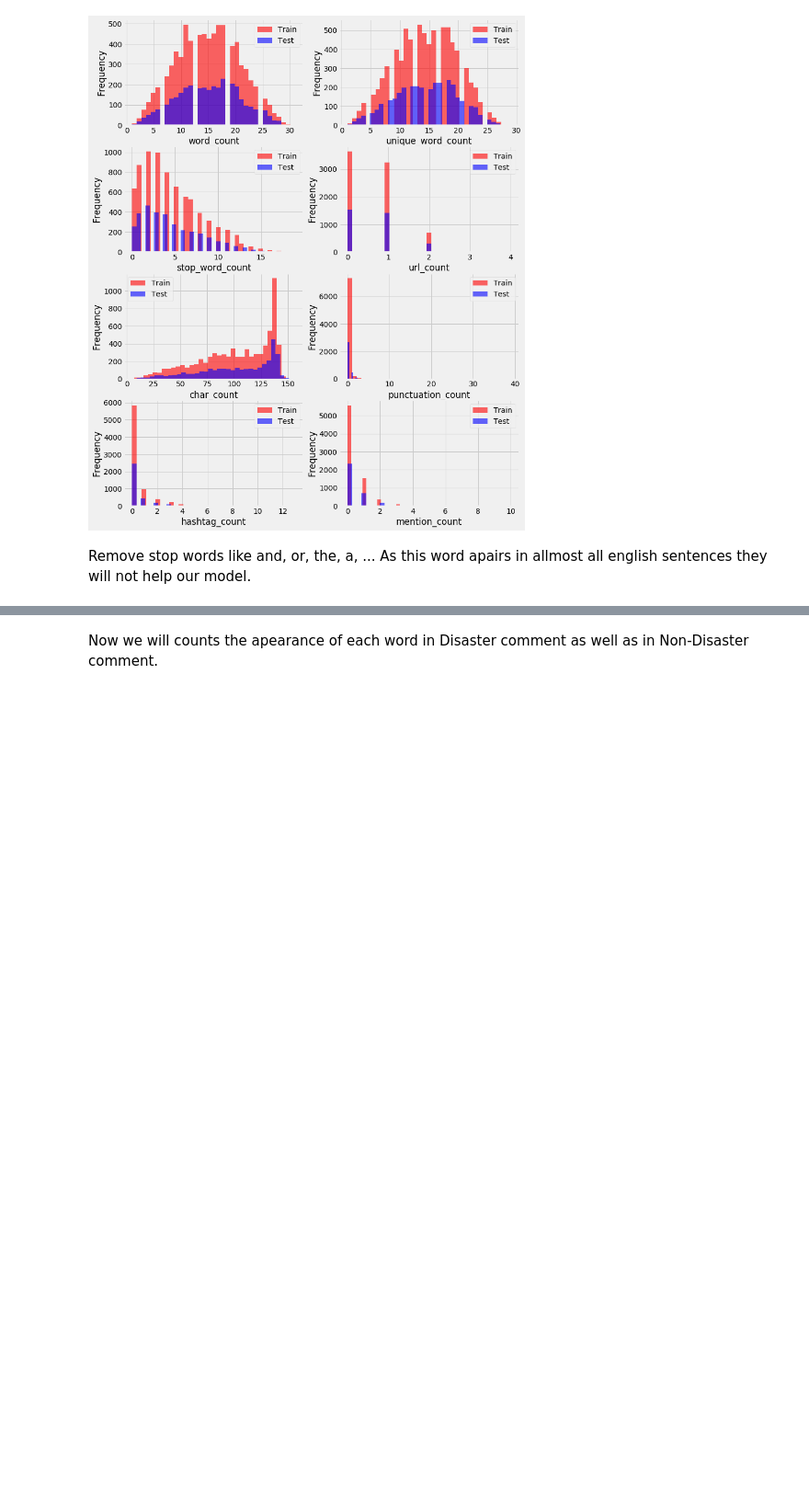
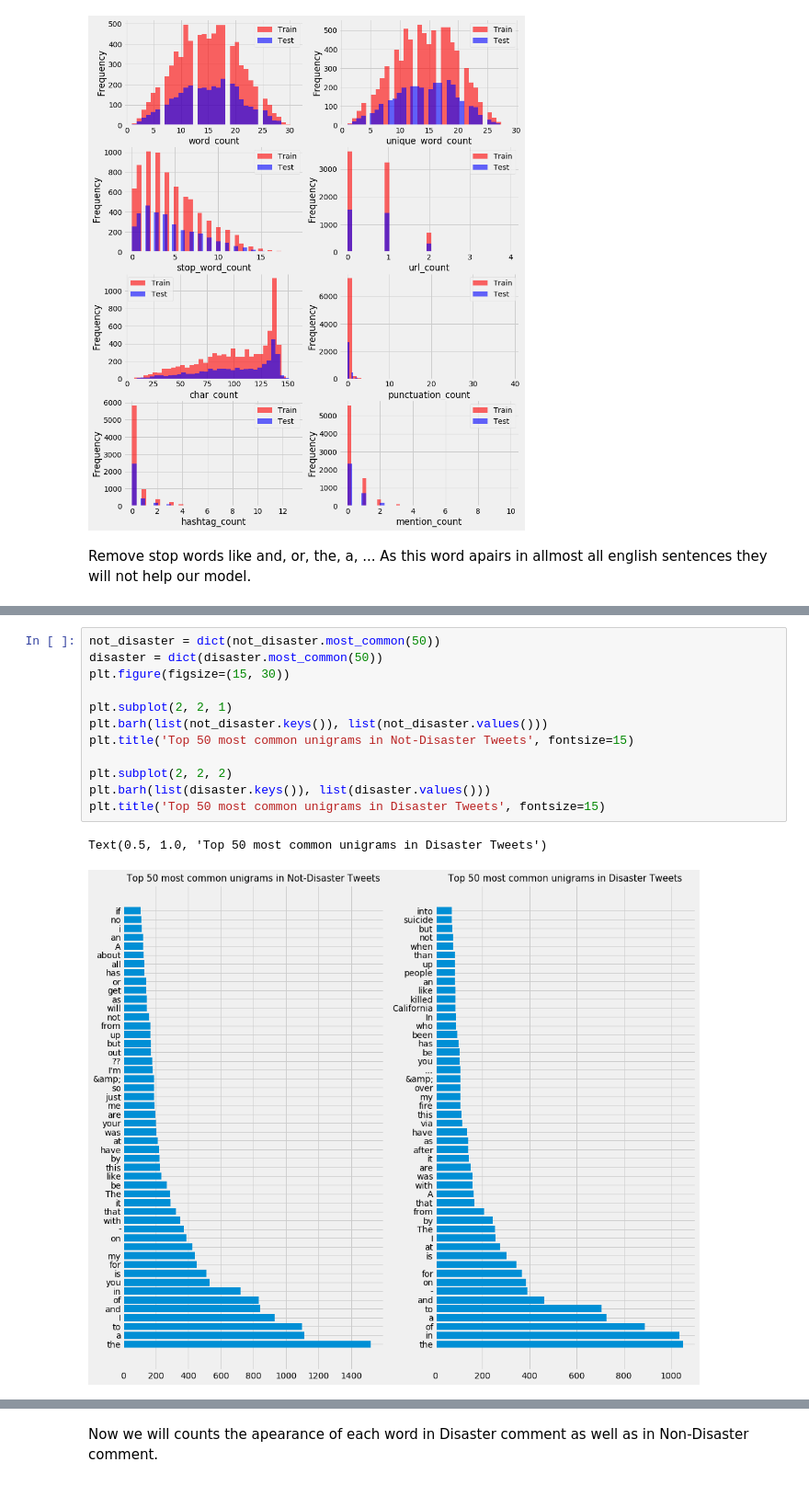
Before and after one commit to fares-ds/Real-or-Not-NLP-with-Disaster-Tweets, a Jupyter notebook: Disaster_Or_Not_Kaggle_Competition.ipynb, the cells around one changed output, grey strips where cells are left out. Shown at 92% size. Drawn from its saved outputs; the diff is of its cells as text; blank space fills up the shorter version.

```diff
--- a/Disaster_Or_Not_Kaggle_Competition.ipynb
+++ b/Disaster_Or_Not_Kaggle_Competition.ipynb
@@ -209,0 +221,15 @@ Remove stop words like and, or, the, a, ... As this word apairs in allmost all e
+# %%
+not_disaster = dict(not_disaster.most_common(50))
+disaster = dict(disaster.most_common(50))
+plt.figure(figsize=(15, 30))
+
+plt.subplot(2, 2, 1)
+plt.barh(list(not_disaster.keys()), list(not_disaster.values()))
+plt.title('Top 50 most common unigrams in Not-Disaster Tweets', fontsize=15)
+
+plt.subplot(2, 2, 2)
+plt.barh(list(disaster.keys()), list(disaster.values()))
+plt.title('Top 50 most common unigrams in Disaster Tweets', fontsize=15)
+# %% [output]
+Text(0.5, 1.0, 'Top 50 most common unigrams in Disaster Tweets')
+[figure, added]
```
Also changed, not shown: parts of 10 cells of this notebook.
